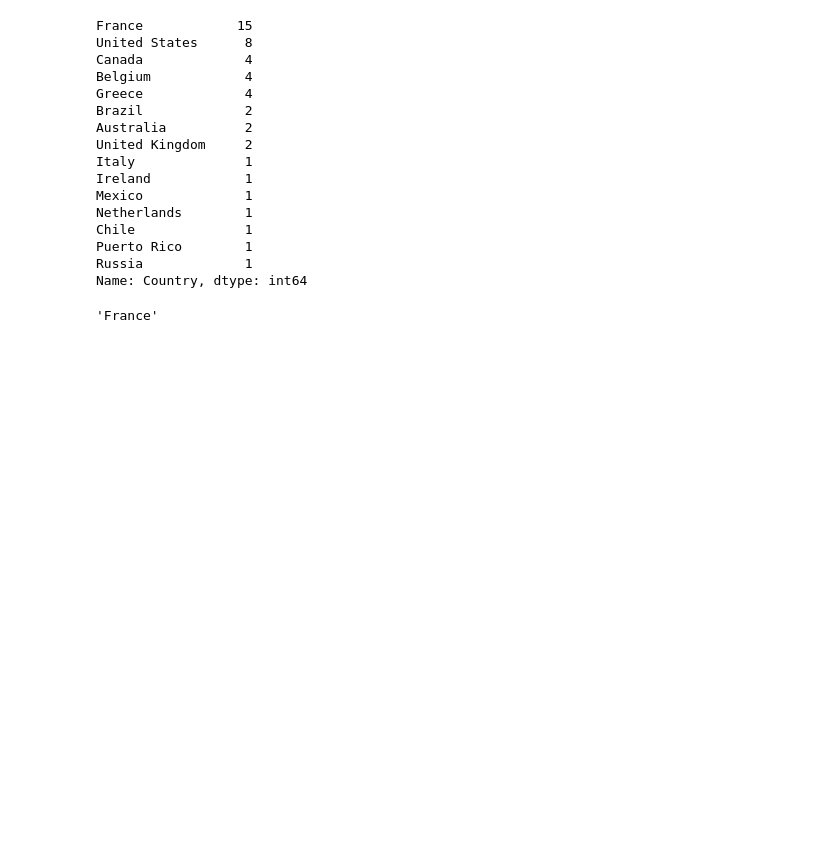
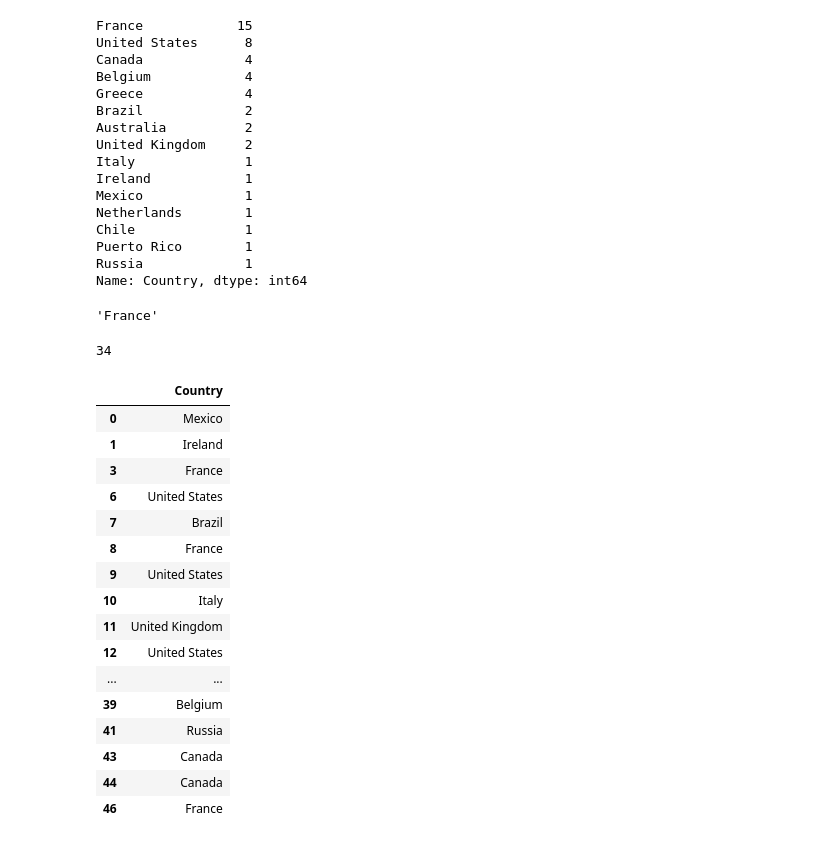
Before and after one commit to DhaarinyShankar/python, a Jupyter notebook: prisonEscapees.ipynb, the cells around one changed output. Cells and saved outputs as stored; diff of their text form; code cells hidden in the pictures; blank space fills up the shorter version.

```diff
--- a/prisonEscapees.ipynb
+++ b/prisonEscapees.ipynb
@@ -147,0 +172,25 @@ max_count
+# %%
+success
+# %% [output]
+34
+# %%
+#Success Attempts
+details[["Country"]][details["Suceeded"]=="Yes"]
+# %% [output]
+|  | Country |
+| 0 | Mexico |
+| 1 | Ireland |
+| 3 | France |
+| 6 | United States |
+| 7 | Brazil |
+| 8 | France |
+| 9 | United States |
+| 10 | Italy |
+| 11 | United Kingdom |
+| 12 | United States |
+| ... | ... |
+| 39 | Belgium |
+| 41 | Russia |
+| 43 | Canada |
+| 44 | Canada |
+| 46 | France |
```
Also changed, not shown: parts of 7 cells of this notebook.
